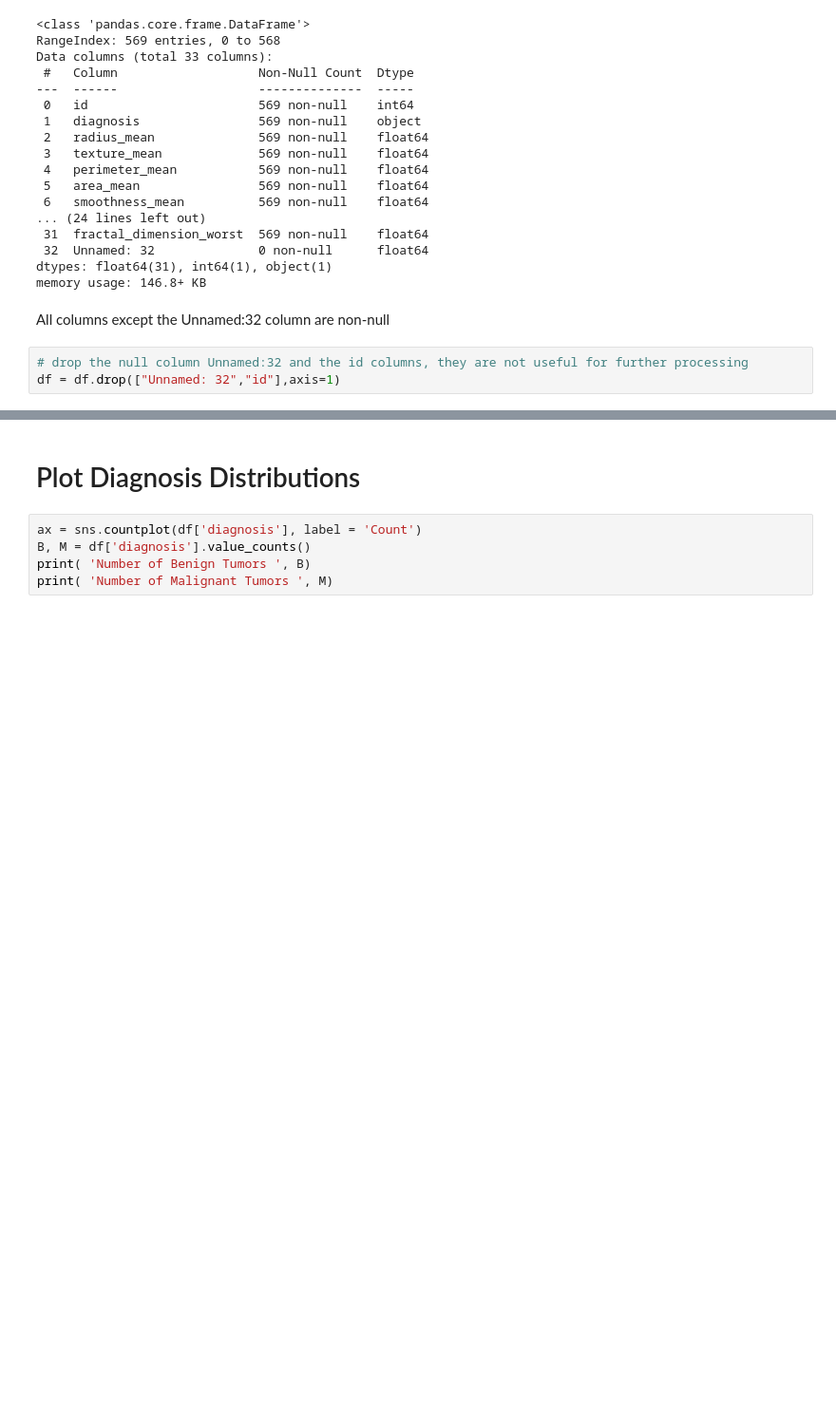
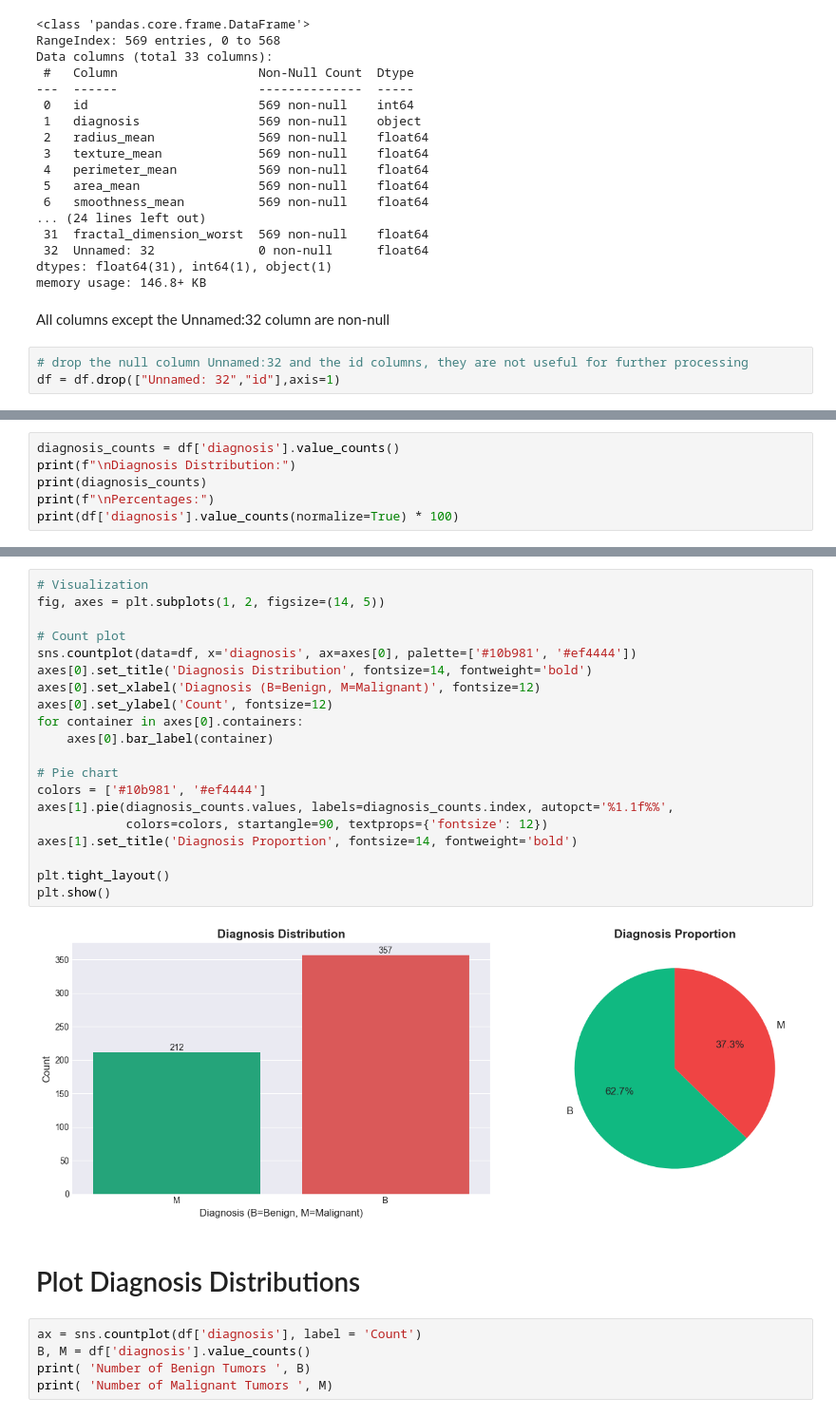
Before and after one commit to Desmondonam/Causality, a Jupyter notebook: notebooks/EDA.ipynb, the cells around one changed output, grey strips where cells are left out. Shown at 95% size. Cells and saved outputs as stored; diff of their text form; blank space fills up the shorter version.

```diff
--- a/notebooks/EDA.ipynb
+++ b/notebooks/EDA.ipynb
@@ -87,0 +177,6 @@ df.describe()
+# %%
+diagnosis_counts = df['diagnosis'].value_counts()
+print(f"\nDiagnosis Distribution:")
+print(diagnosis_counts)
+print(f"\nPercentages:")
+print(df['diagnosis'].value_counts(normalize=True) * 100)
@@ -88,3 +195,25 @@ df.describe()
+# %%
+# Visualization
+fig, axes = plt.subplots(1, 2, figsize=(14, 5))
+
+# Count plot
+sns.countplot(data=df, x='diagnosis', ax=axes[0], palette=['#10b981', '#ef4444'])
+axes[0].set_title('Diagnosis Distribution', fontsize=14, fontweight='bold')
+axes[0].set_xlabel('Diagnosis (B=Benign, M=Malignant)', fontsize=12)
+axes[0].set_ylabel('Count', fontsize=12)
+for container in axes[0].containers:
+    axes[0].bar_label(container)
+
+# Pie chart
+colors = ['#10b981', '#ef4444']
+axes[1].pie(diagnosis_counts.values, labels=diagnosis_counts.index, autopct='%1.1f%%',
+            colors=colors, startangle=90, textprops={'fontsize': 12})
+axes[1].set_title('Diagnosis Proportion', fontsize=14, fontweight='bold')
+
+plt.tight_layout()
+plt.show()
+# %% [output]
+[figure, added]
 # %% [markdown]
 #  Plot Diagnosis Distributions
 # %%
```
Also changed, not shown: parts of 38 cells of this notebook, 3 other files.
